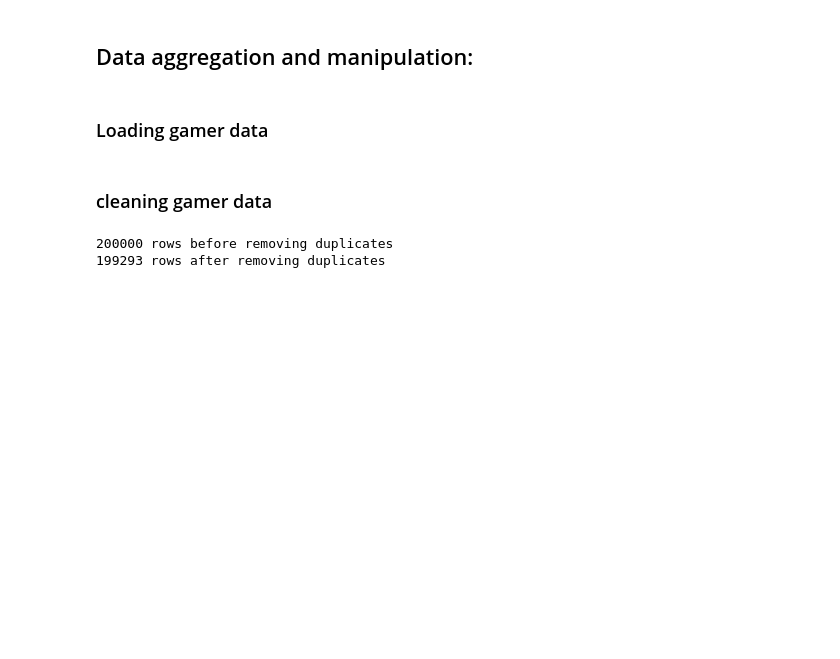
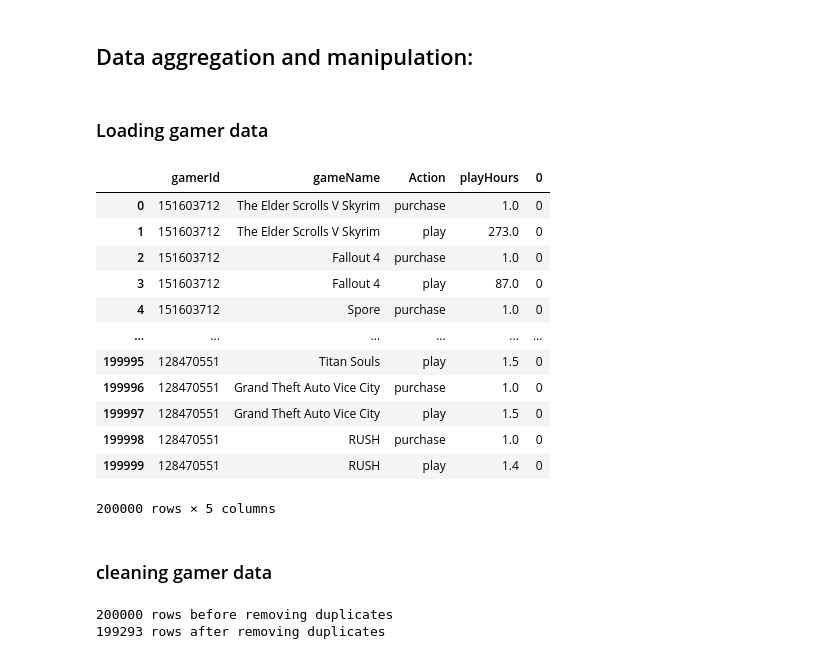
Before and after one commit to nalmt/datamining, a Jupyter notebook: GamerProfilingOnCategories.ipynb, the cells around one changed output. Drawn from its saved outputs; the diff is of its cells as text; code cells hidden in the pictures; blank space fills up the shorter version.

```diff
--- a/GamerProfilingOnCategories.ipynb
+++ b/GamerProfilingOnCategories.ipynb
@@ -14,6 +14,21 @@ warnings.filterwarnings('ignore')
 ### Loading gamer data
 # %%
 data = pd.read_csv('steamUsers.csv', sep=',')
+data
+# %% [output]
+|  | gamerId | gameName | Action | playHours | 0 |
+| 0 | 151603712 | The Elder Scrolls V Skyrim | purchase | 1.0 | 0 |
+| 1 | 151603712 | The Elder Scrolls V Skyrim | play | 273.0 | 0 |
+| 2 | 151603712 | Fallout 4 | purchase | 1.0 | 0 |
+| 3 | 151603712 | Fallout 4 | play | 87.0 | 0 |
+| 4 | 151603712 | Spore | purchase | 1.0 | 0 |
+| ... | ... | ... | ... | ... | ... |
+| 199995 | 128470551 | Titan Souls | play | 1.5 | 0 |
+| 199996 | 128470551 | Grand Theft Auto Vice City | purchase | 1.0 | 0 |
+| 199997 | 128470551 | Grand Theft Auto Vice City | play | 1.5 | 0 |
+| 199998 | 128470551 | RUSH | purchase | 1.0 | 0 |
+| 199999 | 128470551 | RUSH | play | 1.4 | 0 |
+200000 rows × 5 columns
 # %% [markdown]
 ### cleaning gamer data
 # %%
```
Also changed, not shown: parts of 35 cells of this notebook.
